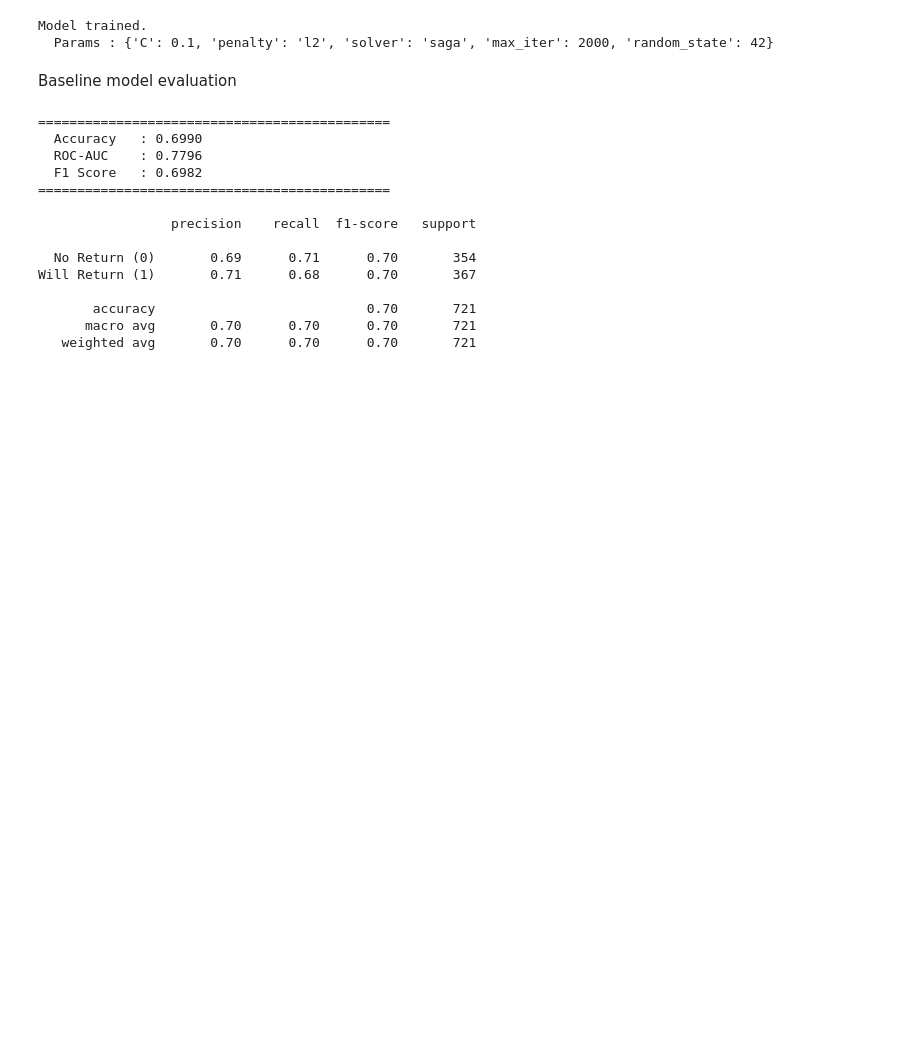
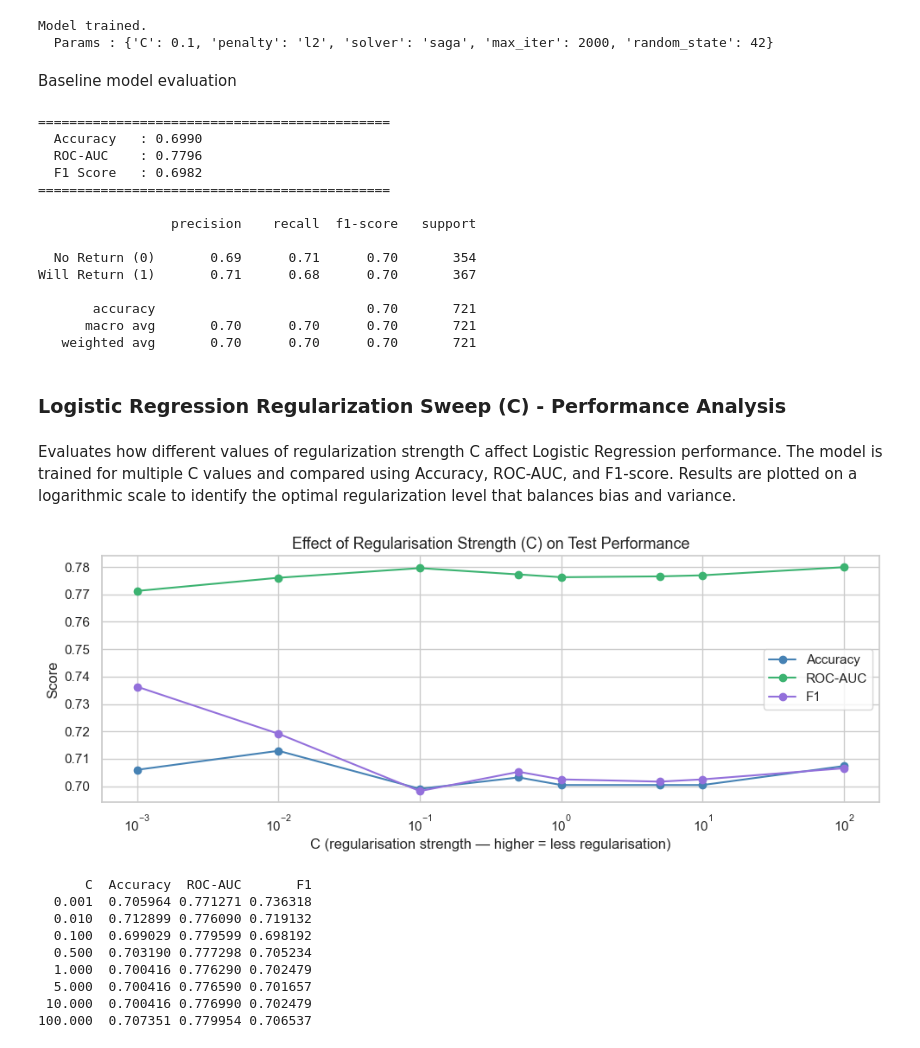
Before and after one commit to Adore96/fml-l1, a Jupyter notebook: notebooks/04_logistic_regression.ipynb, the cells around one changed output. Cells and saved outputs as stored; diff of their text form; code cells hidden in the pictures; blank space fills up the shorter version.

Commit message:
feat: add regularisation sweep cell and set C=0.1 as optimal value

```diff
--- a/notebooks/04_logistic_regression.ipynb
+++ b/notebooks/04_logistic_regression.ipynb
@@ -240,3 +240,50 @@ Will Return (1)       0.71      0.68      0.70       367
        accuracy                           0.70       721
       macro avg       0.70      0.70      0.70       721
    weighted avg       0.70      0.70      0.70       721
+# %% [markdown]
+### Logistic Regression Regularization Sweep (C) - Performance Analysis
+# %% [markdown]
+Evaluates how different values of regularization strength C affect Logistic Regression performance. The model is trained for multiple C values and compared using Accuracy, ROC-AUC, and F1-score. Results are plotted on a logarithmic scale to identify the optimal regularization level that balances bias and variance.
+# %%
+C_values = [0.001, 0.01, 0.1, 0.5, 1.0, 5.0, 10.0, 100.0]
+results  = []
+
+for c in C_values:
+    p = params.copy()
+    p['C'] = c
+    m = LogisticRegression(**p).fit(Xtr, y_train)
+    yp = m.predict(Xte)
+    ypr = m.predict_proba(Xte)[:,1]
+    results.append({
+        'C'       : c,
+        'Accuracy': accuracy_score(y_test, yp),
+        'ROC-AUC' : roc_auc_score(y_test, ypr),
+        'F1'      : f1_score(y_test, yp)
+    })
+
+sweep_df = pd.DataFrame(results)
+
+fig, ax = plt.subplots(figsize=(10, 4))
+for metric, color in [('Accuracy','steelblue'), ('ROC-AUC','mediumseagreen'), ('F1','mediumpurple')]:
+    ax.plot(sweep_df['C'], sweep_df[metric], marker='o', label=metric, color=color)
+ax.set_xscale('log')
+ax.set_xlabel('C (regularisation strength — higher = less regularisation)')
+ax.set_ylabel('Score')
+ax.set_title('Effect of Regularisation Strength (C) on Test Performance')
+ax.legend()
+plt.tight_layout()
+plt.savefig(OUT_DIR + 'lr_c_sweep.png', bbox_inches='tight')
+plt.show()
+
+print(sweep_df.to_string(index=False))
+# %% [output]
+[figure, added]
+      C  Accuracy  ROC-AUC       F1
+  0.001  0.705964 0.771271 0.736318
+  0.010  0.712899 0.776090 0.719132
+  0.100  0.699029 0.779599 0.698192
+  0.500  0.703190 0.777298 0.705234
+  1.000  0.700416 0.776290 0.702479
+  5.000  0.700416 0.776590 0.701657
+ 10.000  0.700416 0.776990 0.702479
+100.000  0.707351 0.779954 0.706537
```
Also changed, not shown: parts of 1 cell of this notebook, 1 other file.
